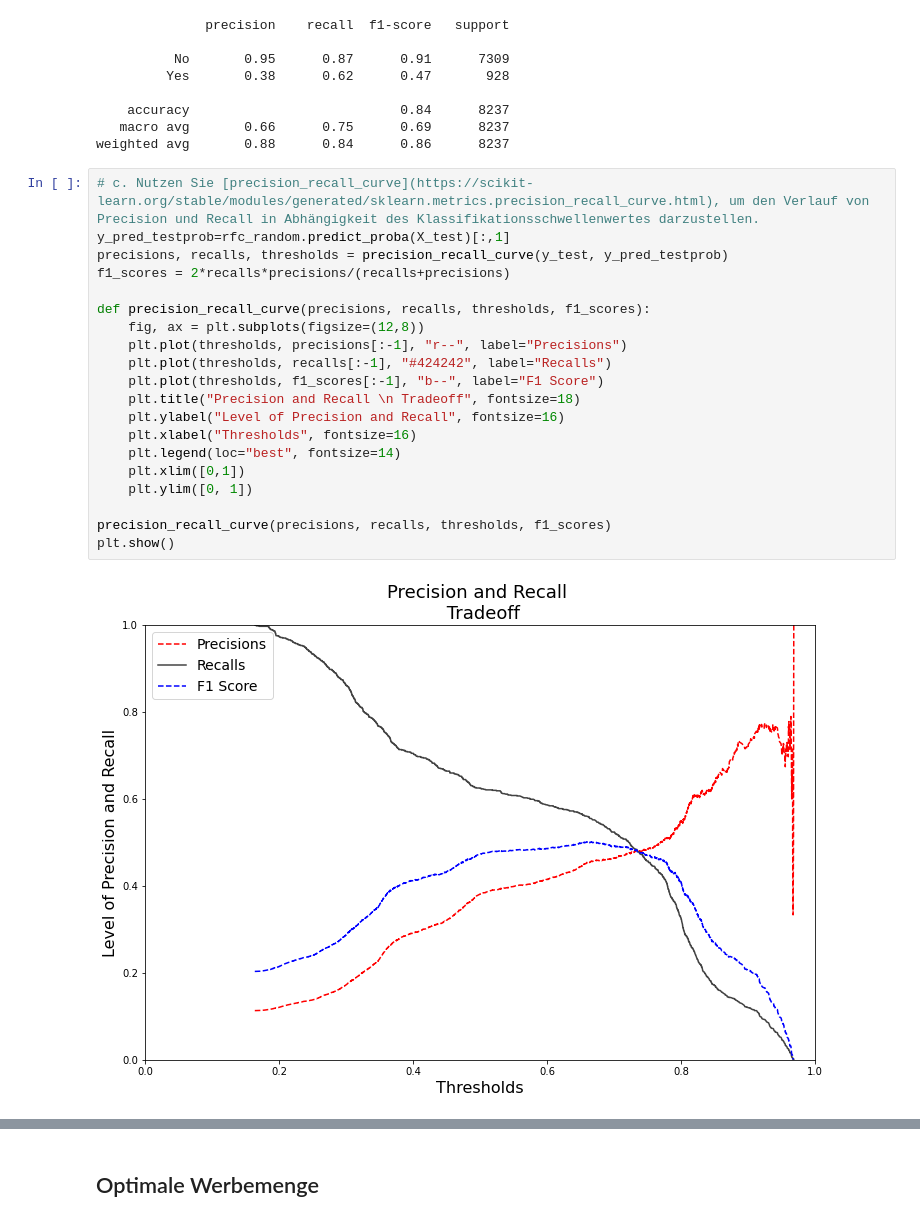
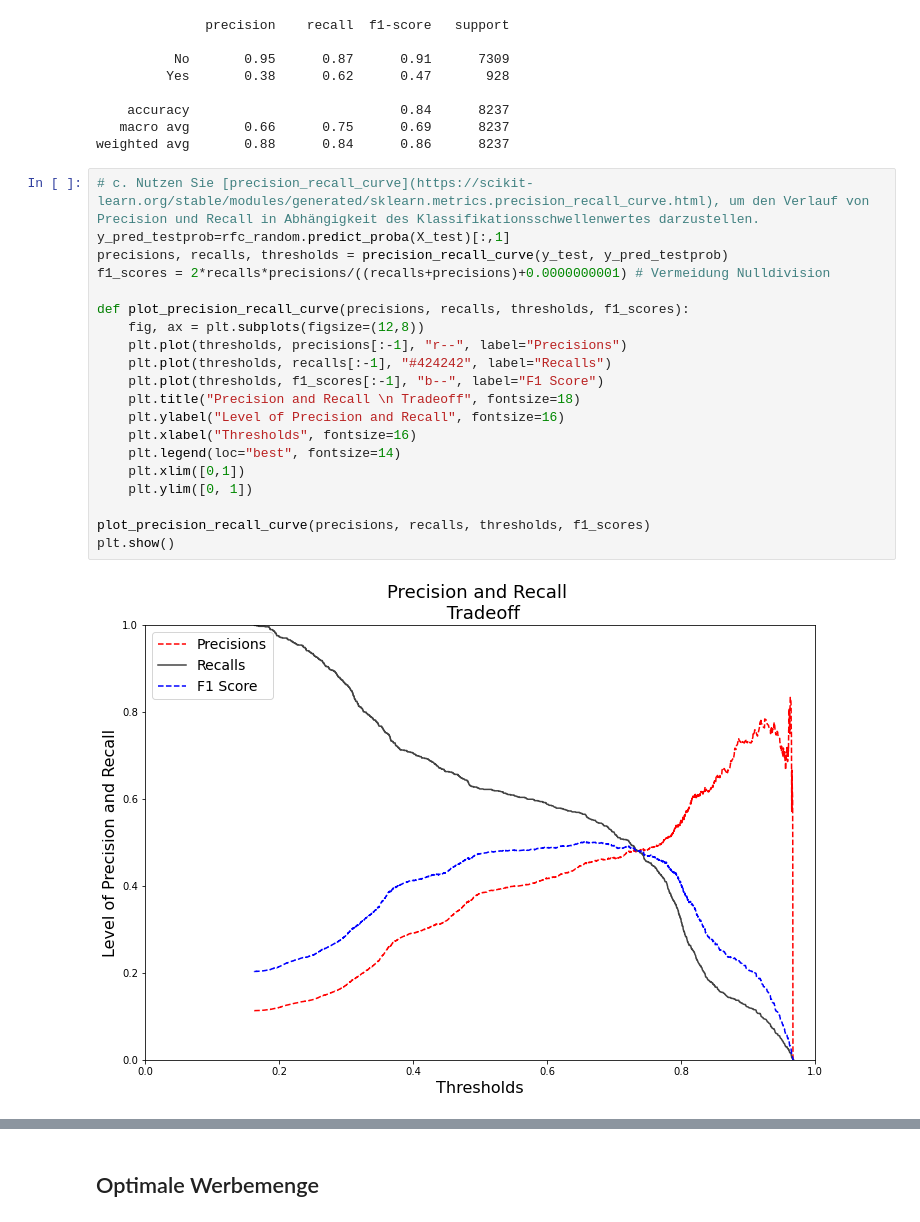
Before and after one commit to jocwulf/Cross-Selling, a Jupyter notebook: lektion-cross-selling-solution.ipynb, the cells around one changed output, grey strips where cells are left out. Cells and saved outputs as stored; diff of their text form.

```diff
--- a/lektion-cross-selling-solution.ipynb
+++ b/lektion-cross-selling-solution.ipynb
@@ -410,25 +413,25 @@ weighted avg       0.88      0.84      0.86      8237
 # %%
 # c. Nutzen Sie [precision_recall_curve](https://scikit-learn.org/stable/modules/generated/sklearn.metrics.precision_recall_curve.html), um den Verlauf von Precision und Recall in Abhängigkeit des Klassifikationsschwellenwertes darzustellen.
 y_pred_testprob=rfc_random.predict_proba(X_test)[:,1]
 precisions, recalls, thresholds = precision_recall_curve(y_test, y_pred_testprob)
-f1_scores = 2*recalls*precisions/(recalls+precisions)
+f1_scores = 2*recalls*precisions/((recalls+precisions)+0.0000000001) # Vermeidung Nulldivision
 
-def precision_recall_curve(precisions, recalls, thresholds, f1_scores):
+def plot_precision_recall_curve(precisions, recalls, thresholds, f1_scores):
     fig, ax = plt.subplots(figsize=(12,8))
     plt.plot(thresholds, precisions[:-1], "r--", label="Precisions")
     plt.plot(thresholds, recalls[:-1], "#424242", label="Recalls")
     plt.plot(thresholds, f1_scores[:-1], "b--", label="F1 Score")
     plt.title("Precision and Recall \n Tradeoff", fontsize=18)
     plt.ylabel("Level of Precision and Recall", fontsize=16)
     plt.xlabel("Thresholds", fontsize=16)
     plt.legend(loc="best", fontsize=14)
     plt.xlim([0,1])
     plt.ylim([0, 1])
 
-precision_recall_curve(precisions, recalls, thresholds, f1_scores)
+plot_precision_recall_curve(precisions, recalls, thresholds, f1_scores)
 plt.show()
 # %% [output]
-[figure, old version]
+[figure, new version]
 # %%
 # d. Was wäre für den beschriebenen Anwendungsfall ein geeigneter Klassifikationsschwellwert? Berechnen Sie die [F1-Scores](https://en.wikipedia.org/wiki/F-score). Bei welchem Klassifikationsschwellenwert nimmt der F1-Score einen Maximalwert an?
 best_threshold = thresholds[np.argmax(f1_scores)]
```
Also changed, not shown: parts of 11 cells of this notebook.
